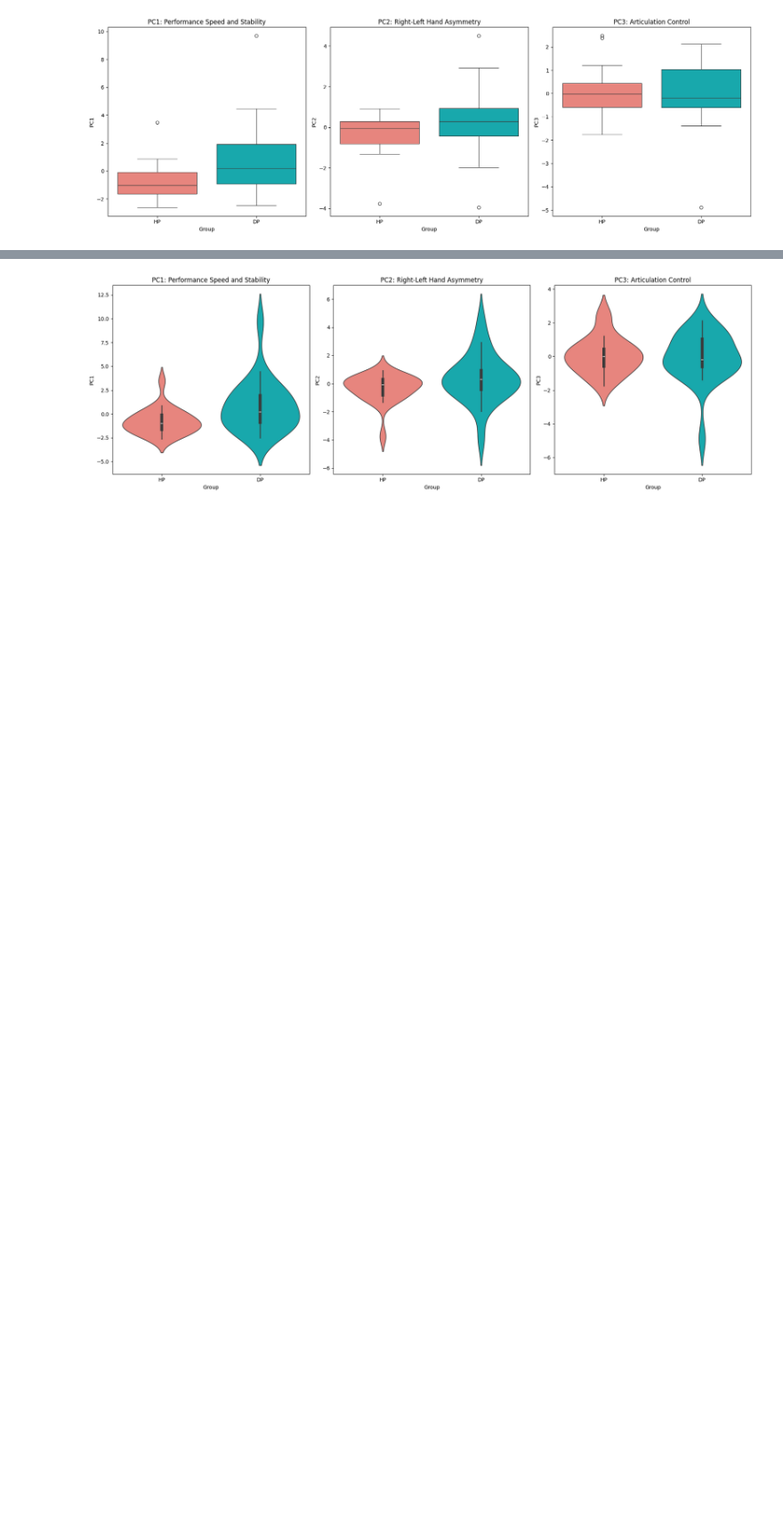
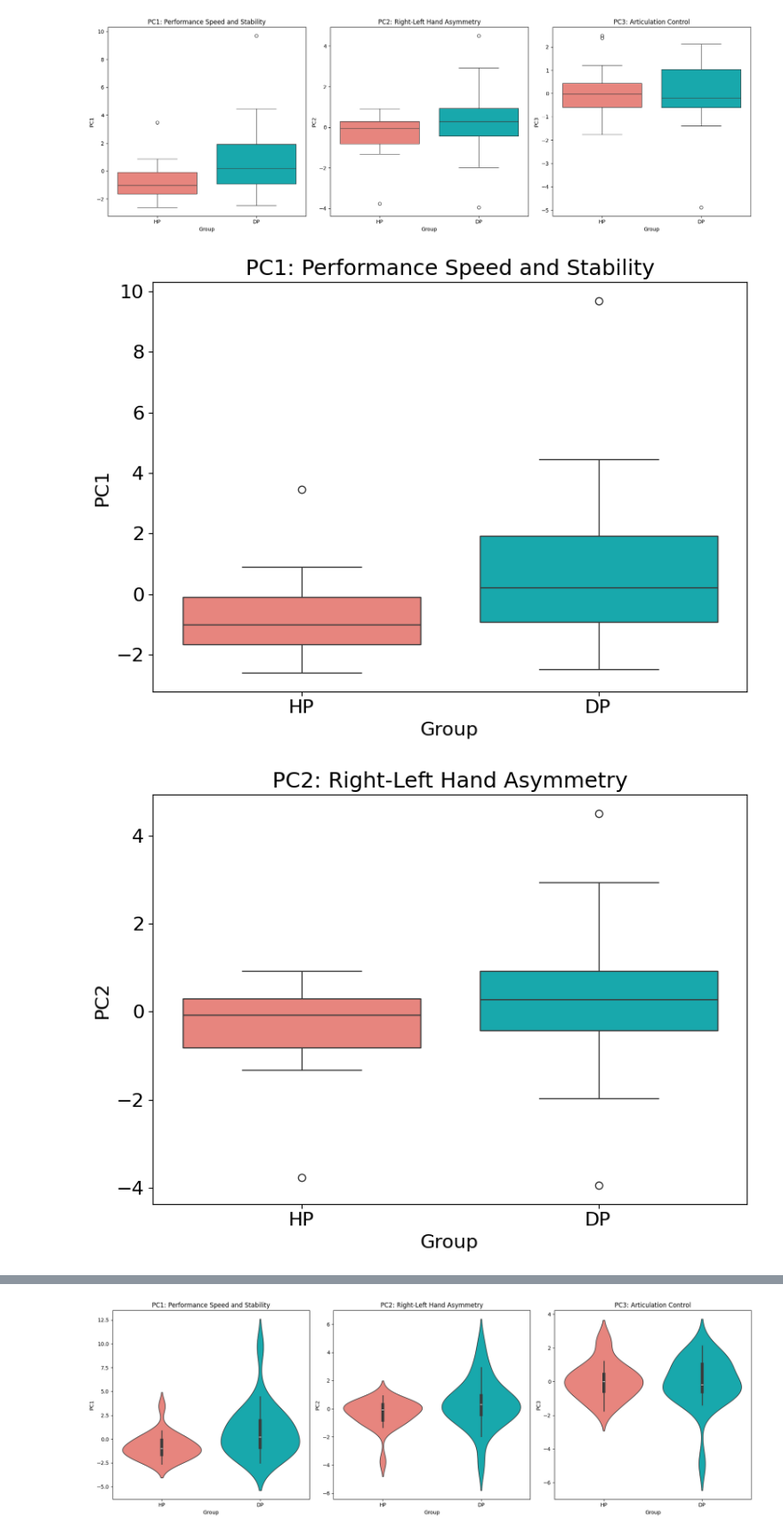
Before and after one commit to amijas/tokimura_analysis, a Jupyter notebook: analysis_ver2.ipynb, the cells around one changed output, grey strips where cells are left out. Shown at 89% size. Saved outputs shown, nothing was run; the diff lists cells and outputs as text; code cells hidden in the pictures; blank space fills up the shorter version.

```diff
--- a/analysis_ver2.ipynb
+++ b/analysis_ver2.ipynb
@@ -255,3 +255,47 @@ plt.tight_layout()
 plt.show()
 # %% [output]
 [figure]
+# %%
+# フォントサイズの設定
+plt.rcParams['font.size'] = 14  # 基本のフォントサイズ
+LABEL_SIZE = 16  # 軸ラベルのフォントサイズ
+TITLE_SIZE = 18  # タイトルのフォントサイズ
+
+# PC1の箱ひげ図
+plt.figure(figsize=(8, 6))
+sns.boxplot(data=df_with_pca, x='Group', y='PC1', hue='Group',
+            palette=palette, legend=False)
+plt.title('PC1: Performance Speed and Stability', fontsize=TITLE_SIZE)
+plt.xlabel('Group', fontsize=LABEL_SIZE)
+plt.ylabel('PC1', fontsize=LABEL_SIZE)
+plt.xticks(fontsize=LABEL_SIZE)
+plt.yticks(fontsize=LABEL_SIZE)
+plt.tight_layout()
+plt.show()
+
+# PC2の箱ひげ図
+plt.figure(figsize=(8, 6))
+sns.boxplot(data=df_with_pca, x='Group', y='PC2', hue='Group',
+            palette=palette, legend=False)
+plt.title('PC2: Right-Left Hand Asymmetry', fontsize=TITLE_SIZE)
+plt.xlabel('Group', fontsize=LABEL_SIZE)
+plt.ylabel('PC2', fontsize=LABEL_SIZE)
+plt.xticks(fontsize=LABEL_SIZE)
+plt.yticks(fontsize=LABEL_SIZE)
+plt.tight_layout()
+plt.show()
+
+# PC3の箱ひげ図
+plt.figure(figsize=(8, 6))
+sns.boxplot(data=df_with_pca, x='Group', y='PC3', hue='Group',
+            palette=palette, legend=False)
+plt.title('PC3: Articulation Control', fontsize=TITLE_SIZE)
+plt.xlabel('Group', fontsize=LABEL_SIZE)
+plt.ylabel('PC3', fontsize=LABEL_SIZE)
+plt.xticks(fontsize=LABEL_SIZE)
+plt.yticks(fontsize=LABEL_SIZE)
+plt.tight_layout()
+plt.show()
+# %% [output]
+[figure, added]
+[figure, added]
```
Also changed, not shown: parts of 1 cell of this notebook.
